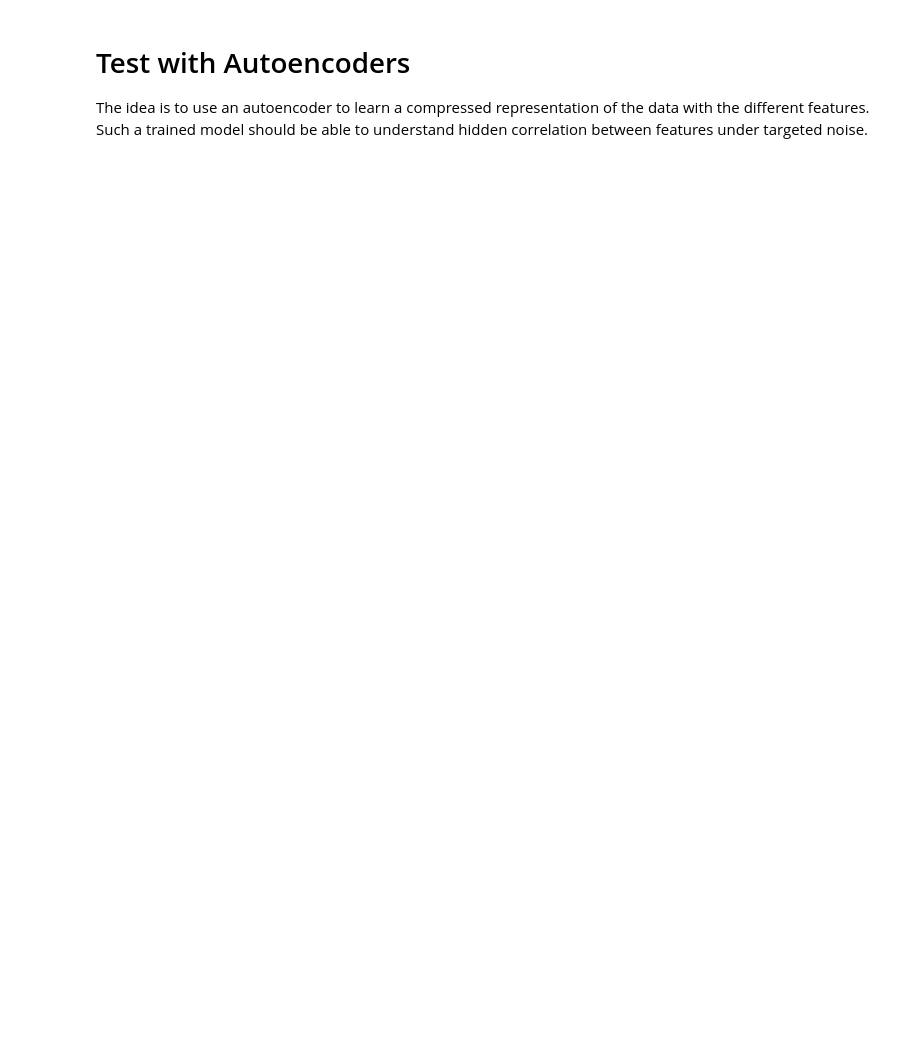
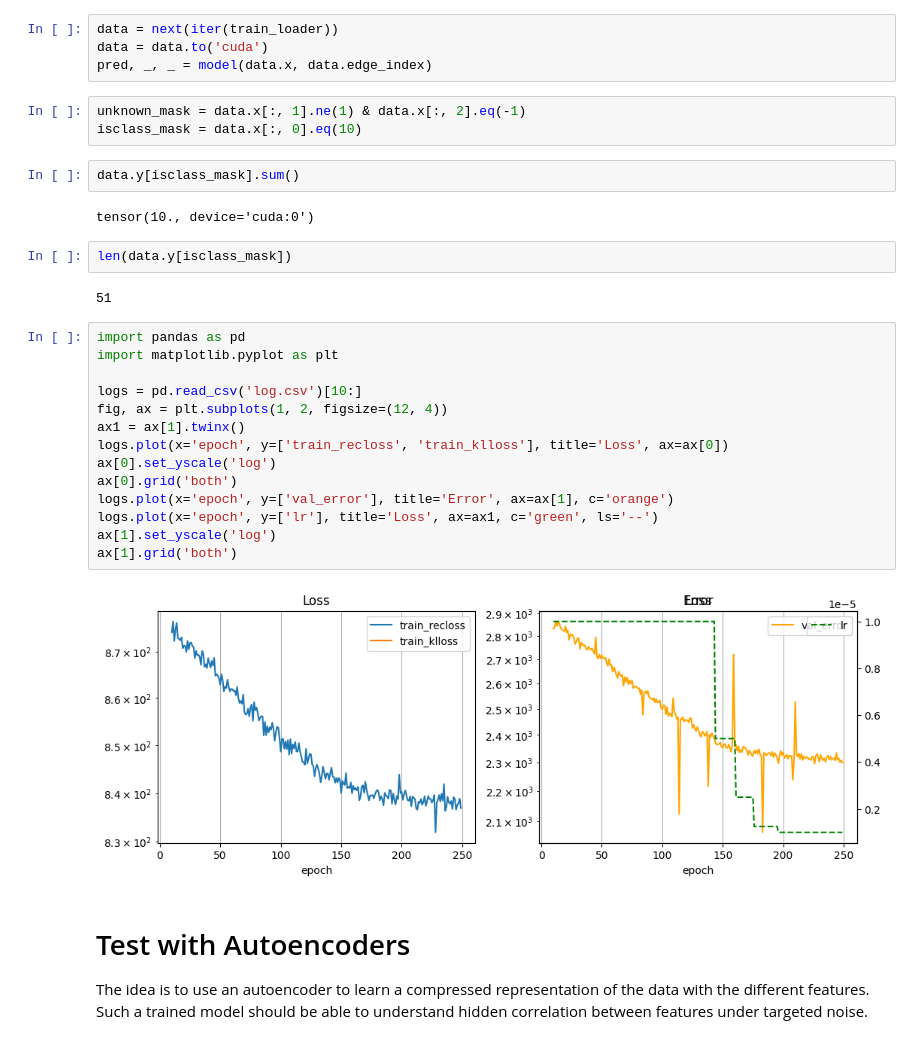
Before and after one commit to simone7monaco/newzeland-plants, a Jupyter notebook: Autoencoders.ipynb, the cells around one changed output. Saved outputs shown, nothing was run; the diff lists cells and outputs as text; blank space fills up the shorter version.

```diff
--- a/Autoencoders.ipynb
+++ b/Autoencoders.ipynb
@@ -1,3 +86,34 @@
+# %%
+data = next(iter(train_loader))
+data = data.to('cuda')
+pred, _, _ = model(data.x, data.edge_index)
+# %%
+unknown_mask = data.x[:, 1].ne(1) & data.x[:, 2].eq(-1)
+isclass_mask = data.x[:, 0].eq(10)
+# %%
+data.y[isclass_mask].sum()
+# %% [output]
+tensor(10., device='cuda:0')
+# %%
+len(data.y[isclass_mask])
+# %% [output]
+51
+# %%
+import pandas as pd
+import matplotlib.pyplot as plt
+
+logs = pd.read_csv('log.csv')[10:]
+fig, ax = plt.subplots(1, 2, figsize=(12, 4))
+ax1 = ax[1].twinx()
+logs.plot(x='epoch', y=['train_recloss', 'train_klloss'], title='Loss', ax=ax[0])
+ax[0].set_yscale('log')
+ax[0].grid('both')
+logs.plot(x='epoch', y=['val_error'], title='Error', ax=ax[1], c='orange')
+logs.plot(x='epoch', y=['lr'], title='Loss', ax=ax1, c='green', ls='--')
+ax[1].set_yscale('log')
+ax[1].grid('both')
+# %% [output]
+[figure, added]
 # %% [markdown]
 # Test with Autoencoders
 
```
Also changed, not shown: parts of 28 cells of this notebook, 28 other files.
